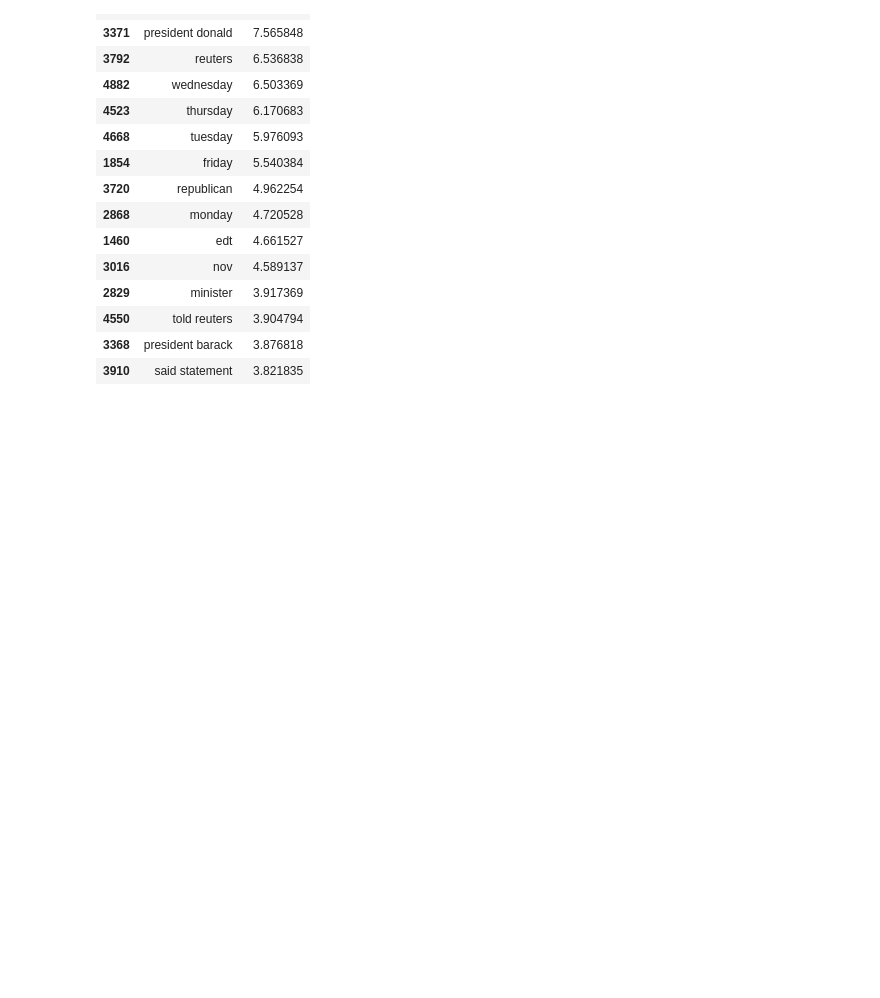
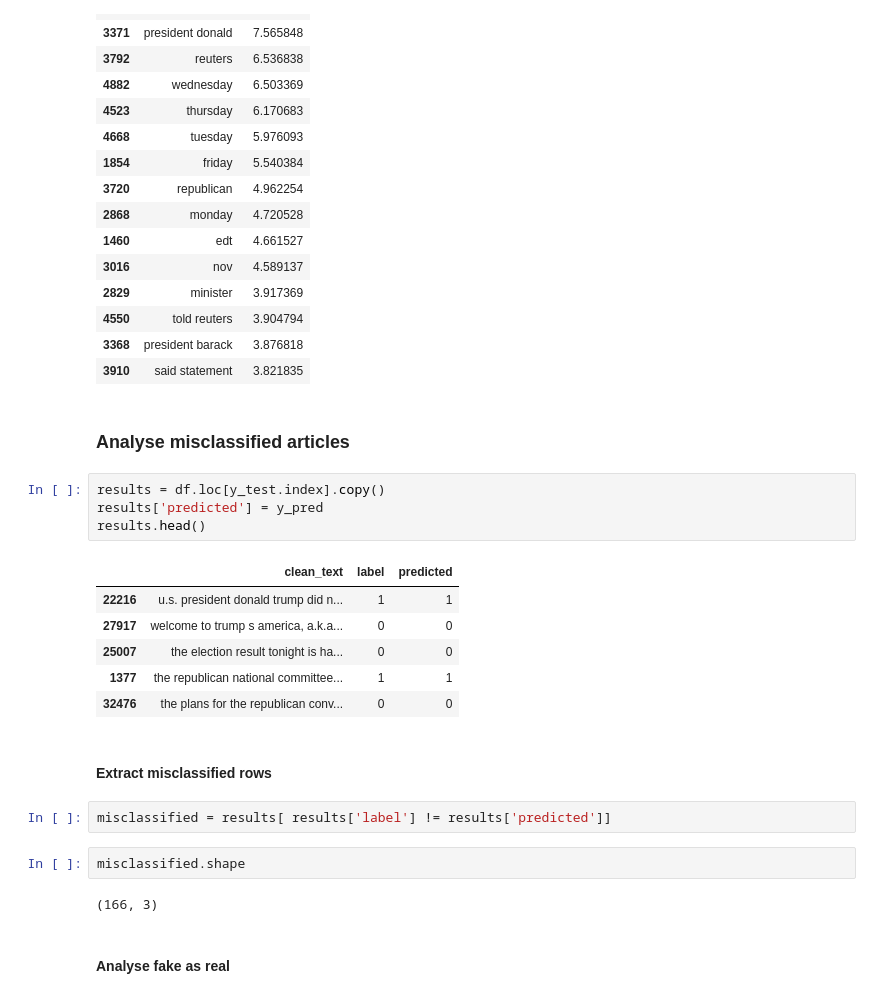
Before and after one commit to PriyaDeepika/fake-news-detection, a Jupyter notebook: Fake_News_Detection.ipynb, the cells around one changed output. Cells and saved outputs as stored; diff of their text form; blank space fills up the shorter version.

Commit message:
Analyse misclassified articles

```diff
--- a/Fake_News_Detection.ipynb
+++ b/Fake_News_Detection.ipynb
@@ -375,3 +375,26 @@ weights_df.sort_values(by= 'weight', ascending = False).head(15)
 | 4550 | told reuters | 3.904794 |
 | 3368 | president barack | 3.876818 |
 | 3910 | said statement | 3.821835 |
+# %% [markdown]
+### Analyse misclassified articles
+# %%
+results = df.loc[y_test.index].copy()
+results['predicted'] = y_pred
+results.head()
+# %% [output]
+|  | clean_text | label | predicted |
+| 22216 | u.s. president donald trump did n... | 1 | 1 |
+| 27917 | welcome to trump s america, a.k.a... | 0 | 0 |
+| 25007 | the election result tonight is ha... | 0 | 0 |
+| 1377 | the republican national committee... | 1 | 1 |
+| 32476 | the plans for the republican conv... | 0 | 0 |
+# %% [markdown]
+#### Extract misclassified rows
+# %%
+misclassified = results[ results['label'] != results['predicted']]
+# %%
+misclassified.shape
+# %% [output]
+(166, 3)
+# %% [markdown]
+#### Analyse fake as real
```
Also changed, not shown: parts of 5 cells of this notebook.
